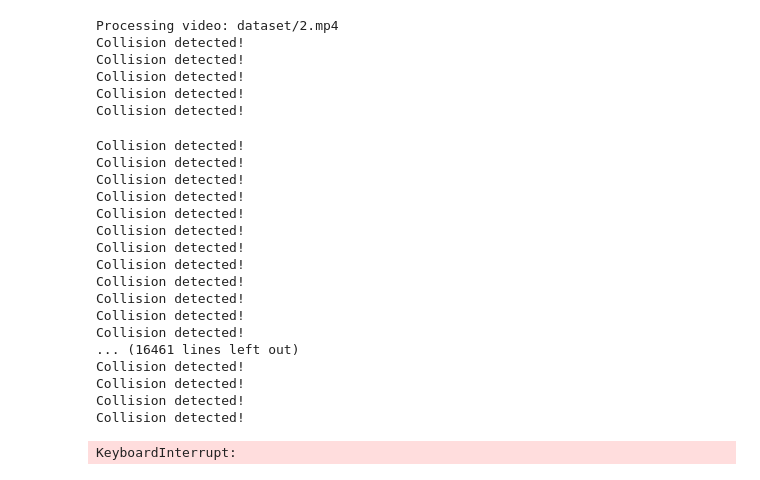
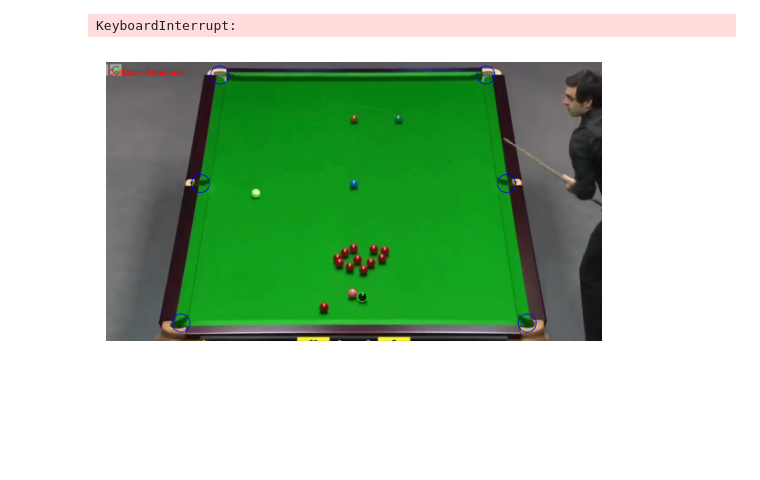
Before and after one commit to JoannaCi/WK_proj2_bilard, a Jupyter notebook: bilard.ipynb, the cells around one changed output. Drawn from its saved outputs; the diff is of its cells as text; code cells hidden in the pictures; blank space fills up the shorter version.

Commit message:
feat: Ball in pocket detected

```diff
--- a/bilard.ipynb
+++ b/bilard.ipynb
@@ -3,6 +3,16 @@ import cv2
 import numpy as np
 import matplotlib.pyplot as plt
 from IPython.display import display, clear_output
+# %%
+POCKETS = [
+    (440, 50),     # Top-left side pocket
+    (365, 470),     # Middle-left side pocket
+    (290, 1010),     # Bottom-left side pocket
+    (1470, 50),    # Top-right side pocket
+    (1550, 470),    # Middle-right side pocket
+    (1630, 1010)     # Bottom-right side pocket
+]
+POCKET_RADIUS = 35  # Adjust based on the perceived pocket size
 # %%
 def get_hsv_frame(video_path, frame_num):
     """Get a frame from a video and convert it to HSV and RGB."""
@@ -61,4 +71,10 @@ def is_ball_like(hsv_image, center, radius):
         if color_presence:
             return True
     return False
+# %%
+def is_ball_in_pocket(ball_center, pockets, pocket_radius):
+    for pocket in pockets:
+        if np.linalg.norm(np.array(ball_center) - np.array(pocket)) < pocket_radius:
+            return True
+    return False
 # %%
@@ -110,33 +142,11 @@ def track_balls(video_path):
 # %%
 def process_videos(folder_path):
     for i in range(2, 15):
         video_path = f"{folder_path}/{i}.mp4"
         print(f"Processing video: {video_path}")
-        track_balls(video_path)
+        detect_events(video_path)
 
 process_videos('dataset')
 # %% [output]
-Processing video: dataset/2.mp4
-Collision detected!
-Collision detected!
-Collision detected!
-Collision detected!
-Collision detected!
+KeyboardInterrupt:
-Collision detected!
-Collision detected!
-Collision detected!
-Collision detected!
-Collision detected!
-Collision detected!
-Collision detected!
-Collision detected!
-Collision detected!
-Collision detected!
-Collision detected!
-Collision detected!
-... (16461 lines left out)
-Collision detected!
-Collision detected!
-Collision detected!
-Collision detected!
-KeyboardInterrupt:
+[figure, added]
```
Also changed, not shown: parts of 1 cell of this notebook.
